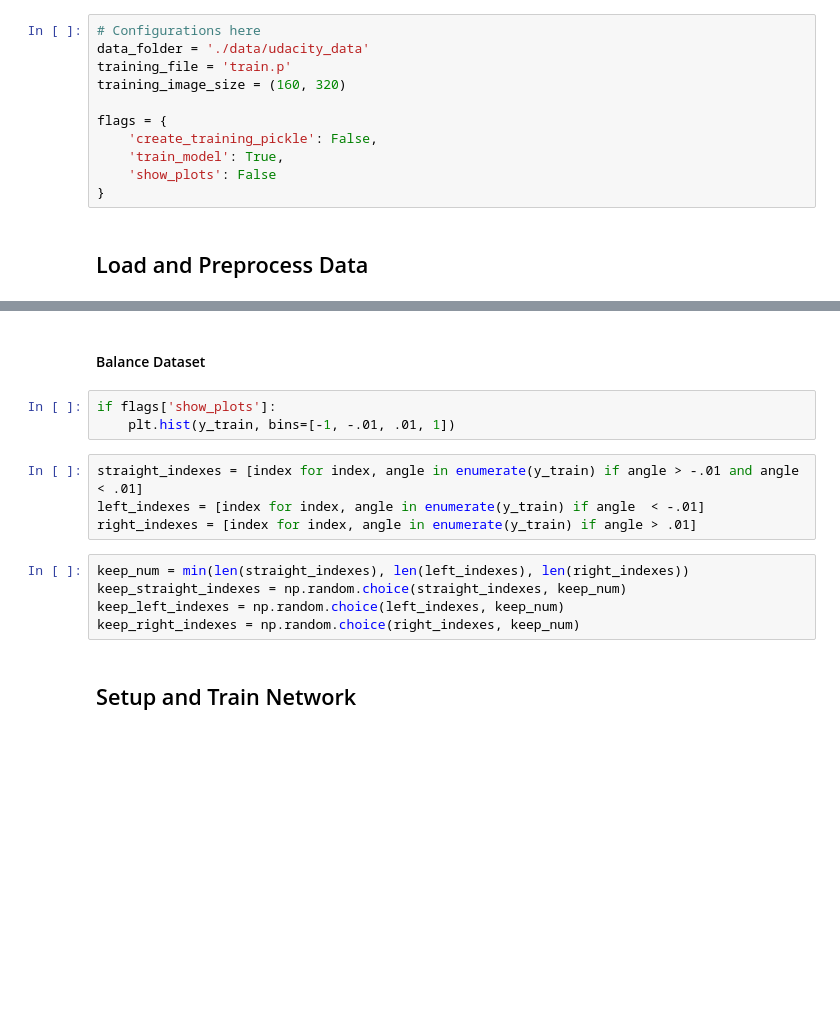
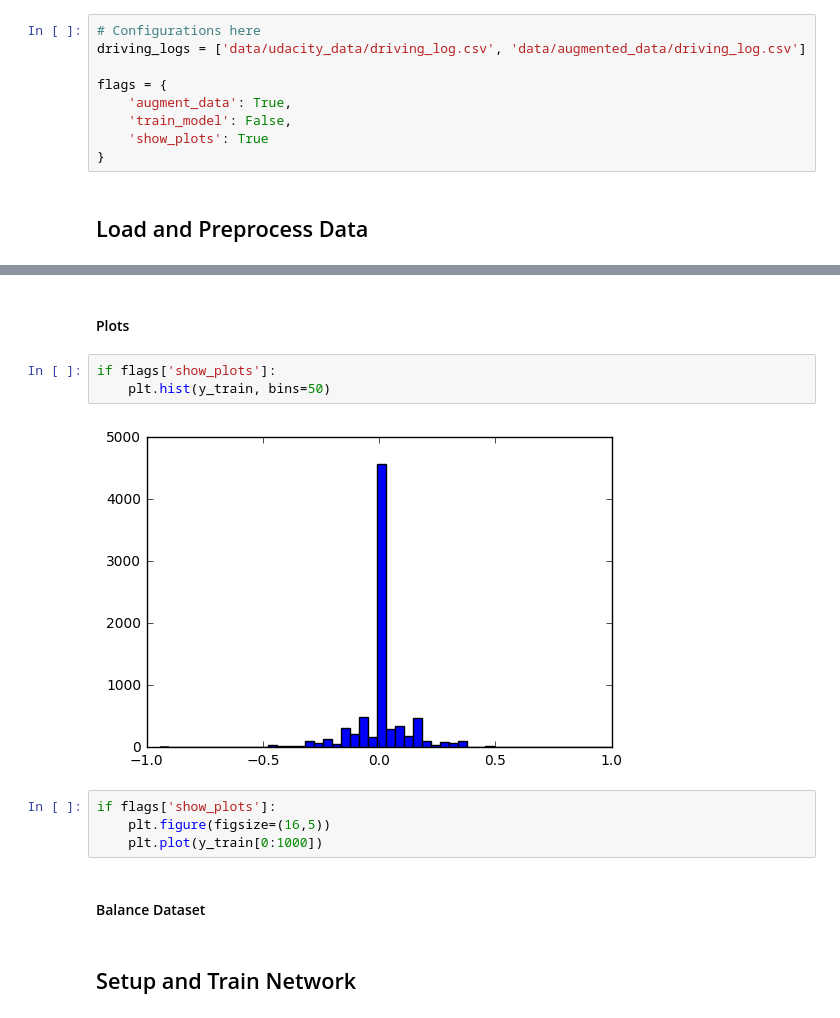
Before and after one commit to k26dr/behavioral_cloning, a Jupyter notebook: Behavioral Cloning.ipynb, the cells around one changed output, grey strips where cells are left out. Drawn from its saved outputs; the diff is of its cells as text; blank space fills up the shorter version.

```diff
--- a/Behavioral Cloning.ipynb
+++ b/Behavioral Cloning.ipynb
@@ -20,13 +22,11 @@ from sklearn.utils import shuffle
-# %%
-# Configurations here
-data_folder = './data/udacity_data'
-training_file = 'train.p'
-training_image_size = (160, 320)
-
-flags = {
-    'create_training_pickle': False,
-    'train_model': True,
-    'show_plots': False
-}
+# %%
+# Configurations here
+driving_logs = ['data/udacity_data/driving_log.csv', 'data/augmented_data/driving_log.csv']
+
+flags = {
+    'augment_data': True,
+    'train_model': False,
+    'show_plots': True
+}
 # %% [markdown]
 ## Load and Preprocess Data
@@ -70,17 +137,16 @@ np.min(y_train), np.mean(y_train), np.median(y_train), np.max(y_train)
+# %% [markdown]
+#### Plots
+# %%
+if flags['show_plots']:
+    plt.hist(y_train, bins=50)
+# %% [output]
+[figure, added]
+# %%
+if flags['show_plots']:
+    plt.figure(figsize=(16,5))
+    plt.plot(y_train[0:1000])
 # %% [markdown]
 #### Balance Dataset
-# %%
-if flags['show_plots']:
-    plt.hist(y_train, bins=[-1, -.01, .01, 1])
-# %%
-straight_indexes = [index for index, angle in enumerate(y_train) if angle > -.01 and angle < .01]
-left_indexes = [index for index, angle in enumerate(y_train) if angle  < -.01]
-right_indexes = [index for index, angle in enumerate(y_train) if angle > .01]
-# %%
-keep_num = min(len(straight_indexes), len(left_indexes), len(right_indexes))
-keep_straight_indexes = np.random.choice(straight_indexes, keep_num)
-keep_left_indexes = np.random.choice(left_indexes, keep_num)
-keep_right_indexes = np.random.choice(right_indexes, keep_num)
 # %% [markdown]
 ## Setup and Train Network
 # %%
```
Also changed, not shown: parts of 11 cells of this notebook.
